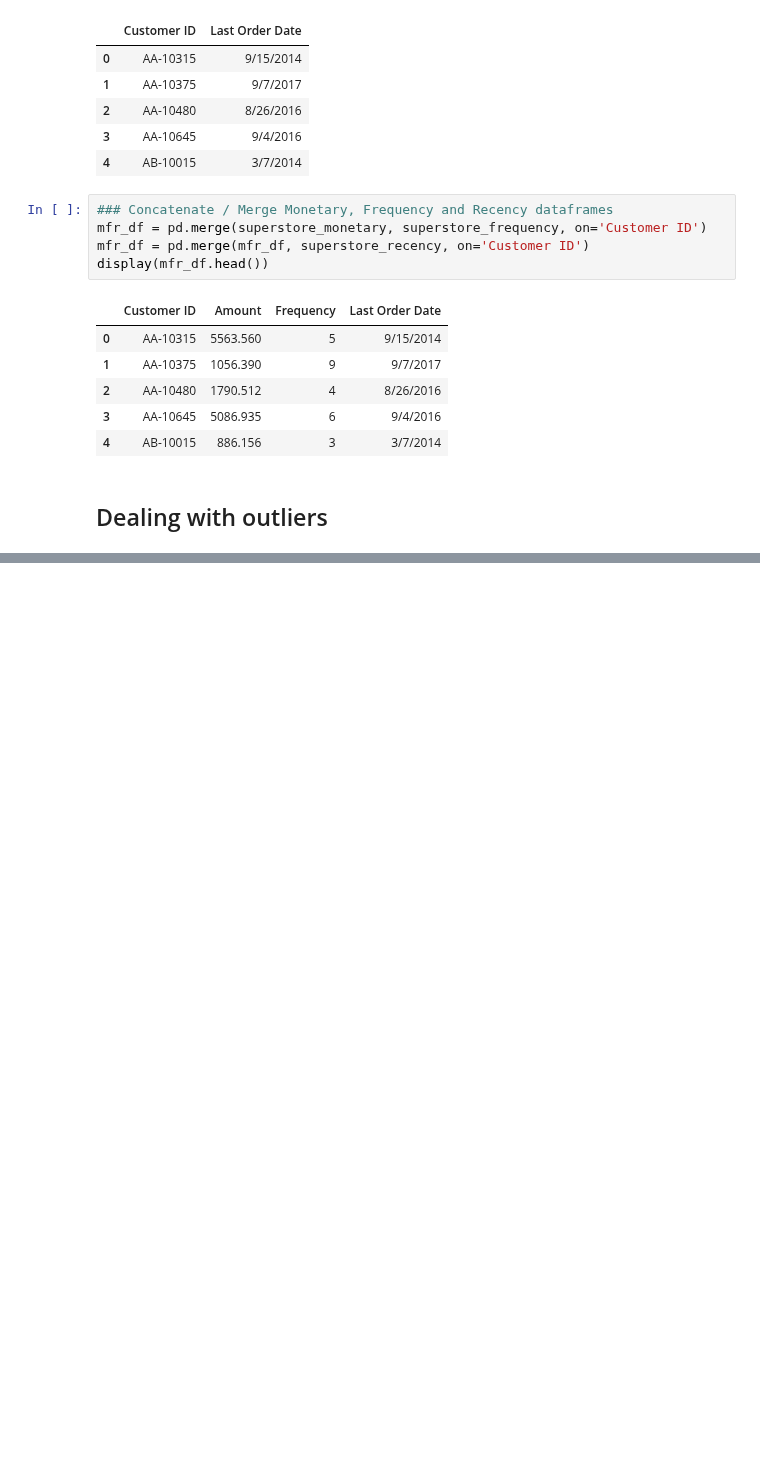
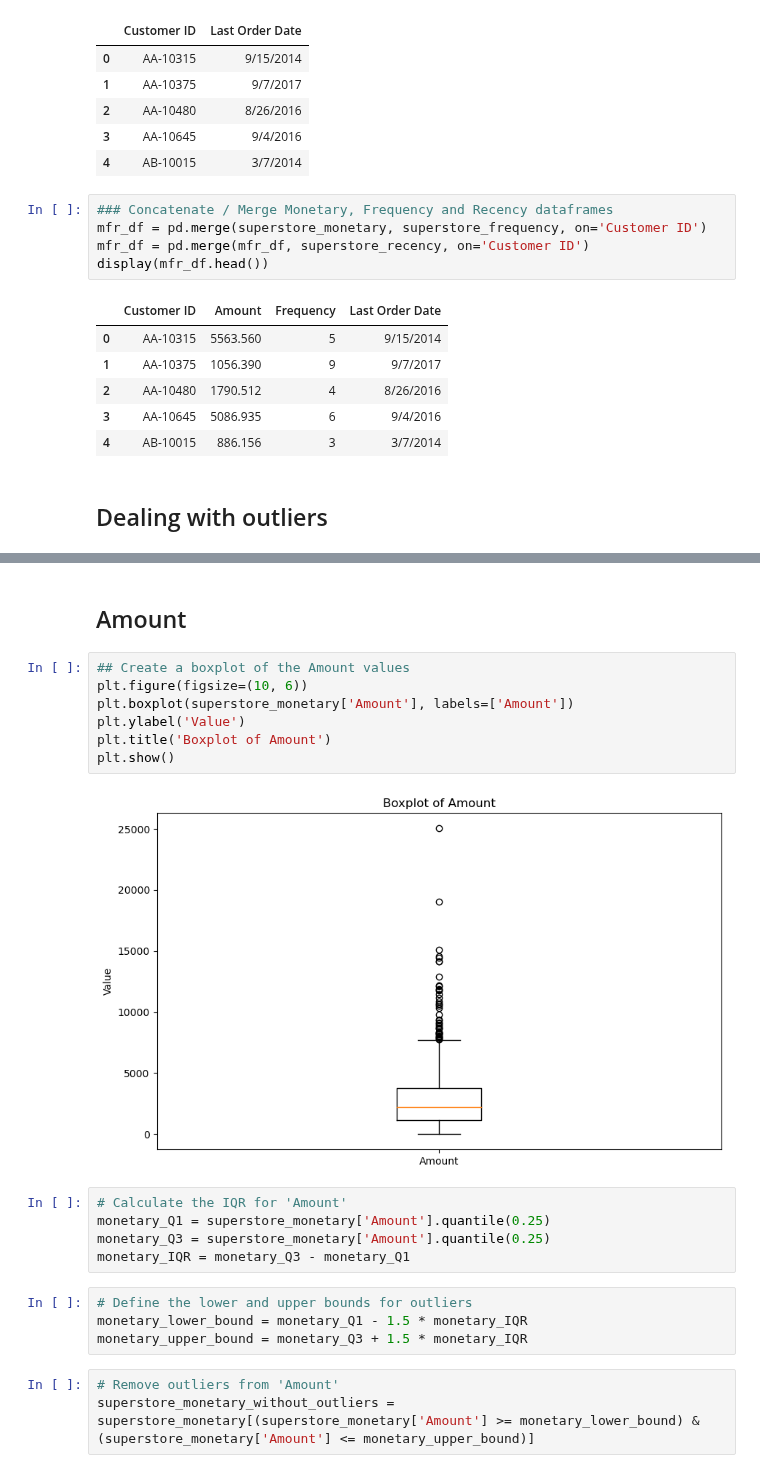
Before and after one commit to MaxLopezSalgado/superstore_e-commerce, a Jupyter notebook: ML/ML.ipynb, the cells around one changed output, grey strips where cells are left out. Cells and saved outputs as stored; diff of their text form; blank space fills up the shorter version.

Commit message:
deleted outliers

```diff
--- a/ML/ML.ipynb
+++ b/ML/ML.ipynb
@@ -370,0 +234,23 @@ These metrics can provide additional insights into the performance of our machin
+# %% [markdown]
+## Amount
+# %%
+## Create a boxplot of the Amount values
+plt.figure(figsize=(10, 6))
+plt.boxplot(superstore_monetary['Amount'], labels=['Amount'])
+plt.ylabel('Value')
+plt.title('Boxplot of Amount')
+plt.show()
+# %% [output]
+[figure, added]
+# %%
+# Calculate the IQR for 'Amount'
+monetary_Q1 = superstore_monetary['Amount'].quantile(0.25)
+monetary_Q3 = superstore_monetary['Amount'].quantile(0.25)
+monetary_IQR = monetary_Q3 - monetary_Q1
+# %%
+# Define the lower and upper bounds for outliers
+monetary_lower_bound = monetary_Q1 - 1.5 * monetary_IQR
+monetary_upper_bound = monetary_Q3 + 1.5 * monetary_IQR
+# %%
+# Remove outliers from 'Amount'
+superstore_monetary_without_outliers = superstore_monetary[(superstore_monetary['Amount'] >= monetary_lower_bound) & (superstore_monetary['Amount'] <= monetary_upper_bound)]
```
Also changed, not shown: parts of 48 cells of this notebook.
